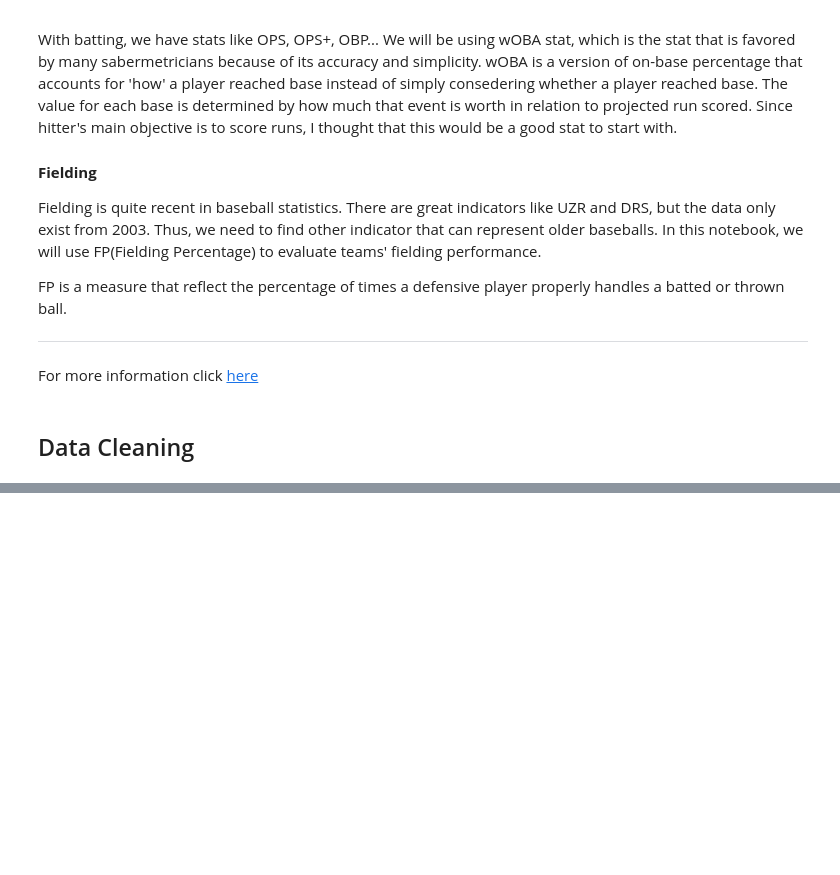
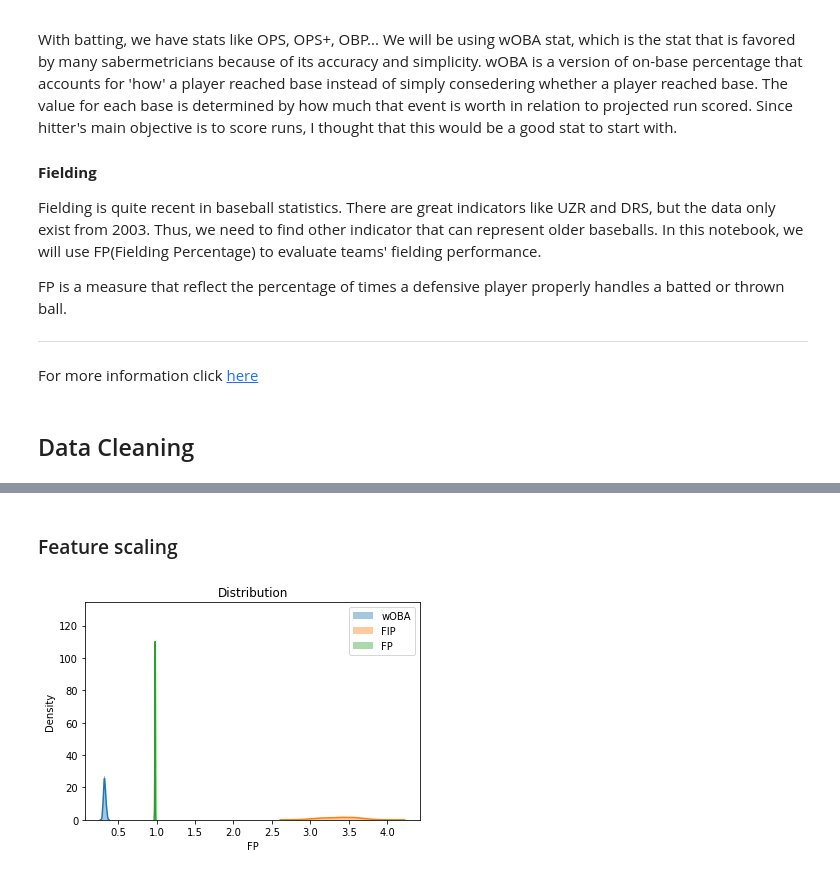
Before and after one commit to jinwls/Batting_Pitching_Fielding, a Jupyter notebook: bat_pitch_field.ipynb, the cells around one changed output, grey strips where cells are left out. Cells and saved outputs as stored; diff of their text form; code cells hidden in the pictures; blank space fills up the shorter version.

```diff
--- a/bat_pitch_field.ipynb
+++ b/bat_pitch_field.ipynb
@@ -43,8 +54,8 @@ For more information click [here](https://www.crawfishboxes.com/2015/4/30/851957
 # %%
-pitch_hbp = df_pitch.groupby(['yearID', 'teamID'])['HBP'].sum().to_frame().reset_index()
+pitch_hbp = df_pitch.groupby(['yearID', 'teamID'])['HBP'].sum().to_frame().reset_index().copy()
 pitch_hbp.rename(columns={'HBP':'PHBP'}, inplace=True)
 
-df = df.merge(pitch_hbp, how='left',on=['yearID','teamID'])
+df = pd.merge(df_team, pitch_hbp, how='left',on=['yearID','teamID'])
 df = df.merge(df_w, how='left', left_on='yearID', right_on='Season')
 
 # 1B = H - 2B - 3B - HR
@@ -59,0 +133,16 @@ df.merge()
+# %%
+# drop values from irregular seasons
+years = [1981, 1994, 1995, 2020]
+df = df[df.yearID.isin(years) == False]
+# %% [markdown]
+### Feature scaling
+# %%
+# feature scaling
+sns.distplot(df.wOBA_team, label='wOBA')
+sns.distplot(df.FIP, label='FIP')
+sns.distplot(df.FP, label='FP')
+plt.title('Distribution')
+plt.legend()
+plt.show()
+# %% [output]
+[figure, added]
```
Also changed, not shown: parts of 30 cells of this notebook.
